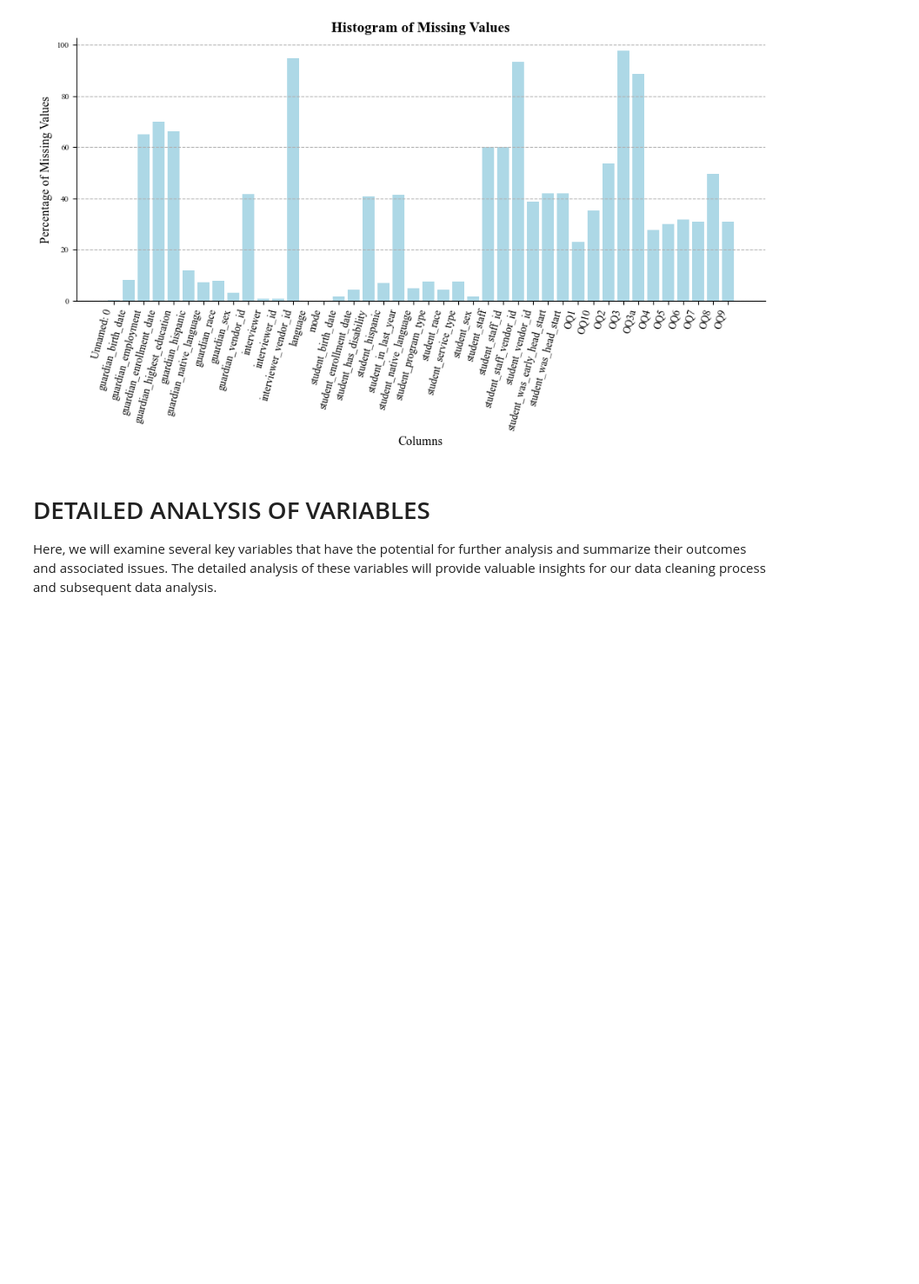
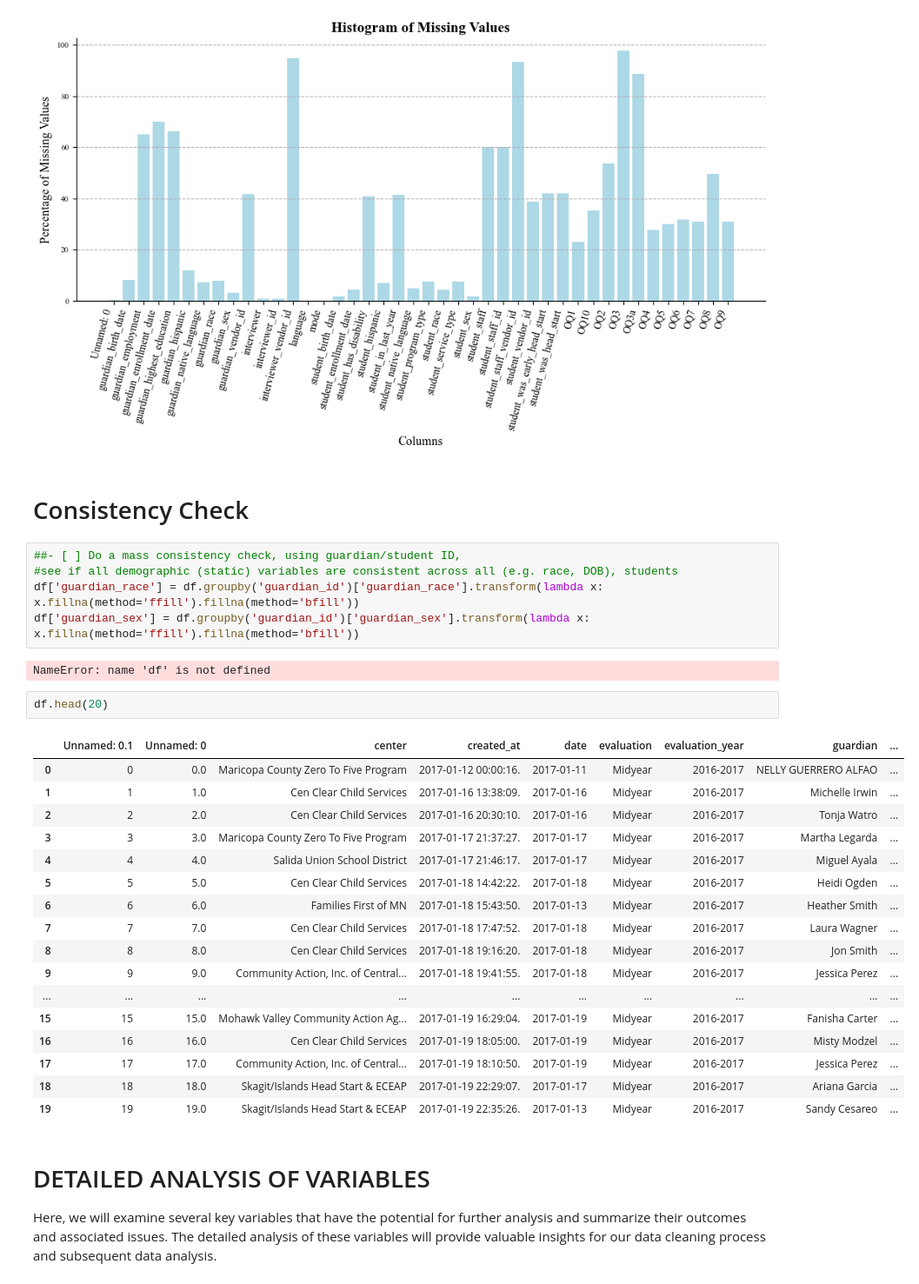
Before and after one commit to bmfores/nhsa-parentgauge, a Jupyter notebook: data_quality_analysis.ipynb, the cells around one changed output. Shown at 87% size. Drawn from its saved outputs; the diff is of its cells as text; blank space fills up the shorter version.

```diff
--- a/data_quality_analysis.ipynb
+++ b/data_quality_analysis.ipynb
@@ -249,6 +249,35 @@ fig.tight_layout()
 plt.show()
 # %% [output]
 [figure]
+# %% [markdown]
+# Consistency Check
+# %%
+##- [ ] Do a mass consistency check, using guardian/student ID,
+#see if all demographic (static) variables are consistent across all (e.g. race, DOB), students
+df['guardian_race'] = df.groupby('guardian_id')['guardian_race'].transform(lambda x: x.fillna(method='ffill').fillna(method='bfill'))
+df['guardian_sex'] = df.groupby('guardian_id')['guardian_sex'].transform(lambda x: x.fillna(method='ffill').fillna(method='bfill'))
+# %% [output]
+NameError: name 'df' is not defined
+# %%
+df.head(20)
+# %% [output]
+|  | Unnamed: 0.1 | Unnamed: 0 | center | created_at | date | evaluation | evaluation_year | guardian | ... |
+| 0 | 0 | 0.0 | Maricopa County Zero To Five Program | 2017-01-12 00:00:16. | 2017-01-11 | Midyear | 2016-2017 | NELLY GUERRERO ALFAO | ... |
+| 1 | 1 | 1.0 | Cen Clear Child Services | 2017-01-16 13:38:09. | 2017-01-16 | Midyear | 2016-2017 | Michelle Irwin | ... |
+| 2 | 2 | 2.0 | Cen Clear Child Services | 2017-01-16 20:30:10. | 2017-01-16 | Midyear | 2016-2017 | Tonja Watro | ... |
+| 3 | 3 | 3.0 | Maricopa County Zero To Five Program | 2017-01-17 21:37:27. | 2017-01-17 | Midyear | 2016-2017 | Martha Legarda | ... |
+| 4 | 4 | 4.0 | Salida Union School District | 2017-01-17 21:46:17. | 2017-01-17 | Midyear | 2016-2017 | Miguel Ayala | ... |
+| 5 | 5 | 5.0 | Cen Clear Child Services | 2017-01-18 14:42:22. | 2017-01-18 | Midyear | 2016-2017 | Heidi Ogden | ... |
+| 6 | 6 | 6.0 | Families First of MN | 2017-01-18 15:43:50. | 2017-01-13 | Midyear | 2016-2017 | Heather Smith | ... |
+| 7 | 7 | 7.0 | Cen Clear Child Services | 2017-01-18 17:47:52. | 2017-01-18 | Midyear | 2016-2017 | Laura Wagner | ... |
+| 8 | 8 | 8.0 | Cen Clear Child Services | 2017-01-18 19:16:20. | 2017-01-18 | Midyear | 2016-2017 | Jon Smith | ... |
+| 9 | 9 | 9.0 | Community Action, Inc. of Central... | 2017-01-18 19:41:55. | 2017-01-18 | Midyear | 2016-2017 | Jessica Perez | ... |
+| ... | ... | ... | ... | ... | ... | ... | ... | ... | ... |
+| 15 | 15 | 15.0 | Mohawk Valley Community Action Ag... | 2017-01-19 16:29:04. | 2017-01-19 | Midyear | 2016-2017 | Fanisha Carter | ... |
+| 16 | 16 | 16.0 | Cen Clear Child Services | 2017-01-19 18:05:00. | 2017-01-19 | Midyear | 2016-2017 | Misty Modzel | ... |
+| 17 | 17 | 17.0 | Community Action, Inc. of Central... | 2017-01-19 18:10:50. | 2017-01-19 | Midyear | 2016-2017 | Jessica Perez | ... |
+| 18 | 18 | 18.0 | Skagit/Islands Head Start & ECEAP | 2017-01-19 22:29:07. | 2017-01-17 | Midyear | 2016-2017 | Ariana Garcia | ... |
+| 19 | 19 | 19.0 | Skagit/Islands Head Start & ECEAP | 2017-01-19 22:35:26. | 2017-01-13 | Midyear | 2016-2017 | Sandy Cesareo | ... |
 # %% [markdown]
 # DETAILED ANALYSIS OF VARIABLES
 
```
Also changed, not shown: 1 other file.
